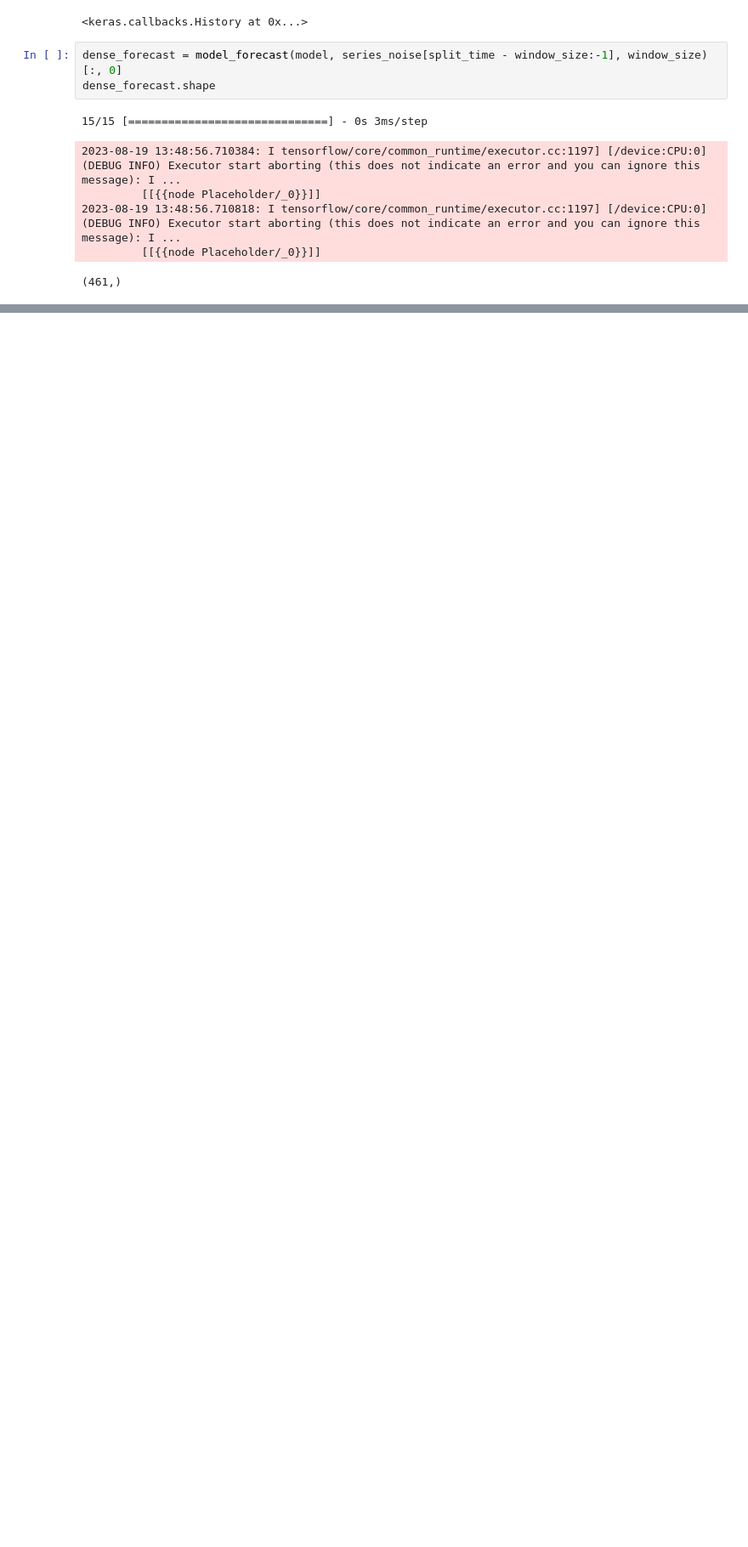
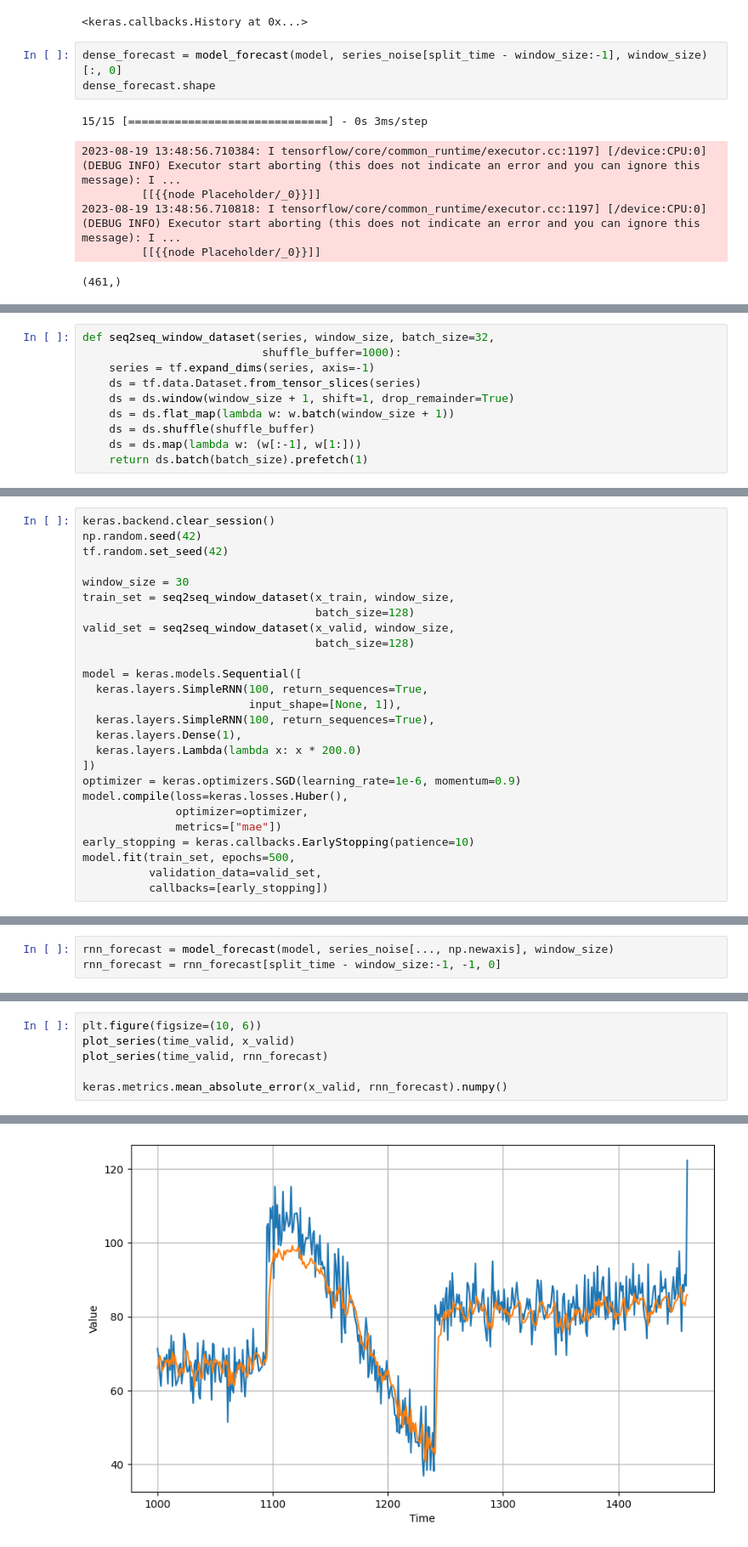
Before and after one commit to amirazidni/tensorflow-dev, a Jupyter notebook: udacity-tf/7-forecast-time-series.ipynb, the cells around one changed output, grey strips where cells are left out. Shown: that part at 85% size. Saved outputs shown, nothing was run; the diff lists cells and outputs as text; blank space fills up the shorter version.

```diff
--- a/udacity-tf/7-forecast-time-series.ipynb
+++ b/udacity-tf/7-forecast-time-series.ipynb
@@ -324,0 +558,10 @@ keras.metrics.mean_absolute_error(x_valid, dense_forecast).numpy()
+# %%
+def seq2seq_window_dataset(series, window_size, batch_size=32,
+                           shuffle_buffer=1000):
+    series = tf.expand_dims(series, axis=-1)
+    ds = tf.data.Dataset.from_tensor_slices(series)
+    ds = ds.window(window_size + 1, shift=1, drop_remainder=True)
+    ds = ds.flat_map(lambda w: w.batch(window_size + 1))
+    ds = ds.shuffle(shuffle_buffer)
+    ds = ds.map(lambda w: (w[:-1], w[1:]))
+    return ds.batch(batch_size).prefetch(1)
@@ -324,0 +595,26 @@ keras.metrics.mean_absolute_error(x_valid, dense_forecast).numpy()
+# %%
+keras.backend.clear_session()
+np.random.seed(42)
+tf.random.set_seed(42)
+
+window_size = 30
+train_set = seq2seq_window_dataset(x_train, window_size,
+                                   batch_size=128)
+valid_set = seq2seq_window_dataset(x_valid, window_size,
+                                   batch_size=128)
+
+model = keras.models.Sequential([
+  keras.layers.SimpleRNN(100, return_sequences=True,
+                         input_shape=[None, 1]),
+  keras.layers.SimpleRNN(100, return_sequences=True),
+  keras.layers.Dense(1),
+  keras.layers.Lambda(lambda x: x * 200.0)
+])
+optimizer = keras.optimizers.SGD(learning_rate=1e-6, momentum=0.9)
+model.compile(loss=keras.losses.Huber(),
+              optimizer=optimizer,
+              metrics=["mae"])
+early_stopping = keras.callbacks.EarlyStopping(patience=10)
+model.fit(train_set, epochs=500,
+          validation_data=valid_set,
+          callbacks=[early_stopping])
@@ -324,0 +650,3 @@ keras.metrics.mean_absolute_error(x_valid, dense_forecast).numpy()
+# %%
+rnn_forecast = model_forecast(model, series_noise[..., np.newaxis], window_size)
+rnn_forecast = rnn_forecast[split_time - window_size:-1, -1, 0]
@@ -324,0 +660,7 @@ keras.metrics.mean_absolute_error(x_valid, dense_forecast).numpy()
+# %%
+plt.figure(figsize=(10, 6))
+plot_series(time_valid, x_valid)
+plot_series(time_valid, rnn_forecast)
+
+keras.metrics.mean_absolute_error(x_valid, rnn_forecast).numpy()
+# %% [output]
@@ -324,0 +668 @@ keras.metrics.mean_absolute_error(x_valid, dense_forecast).numpy()
+[figure, added]
```
Also changed, not shown: parts of 14 cells of this notebook, 2 other files.
